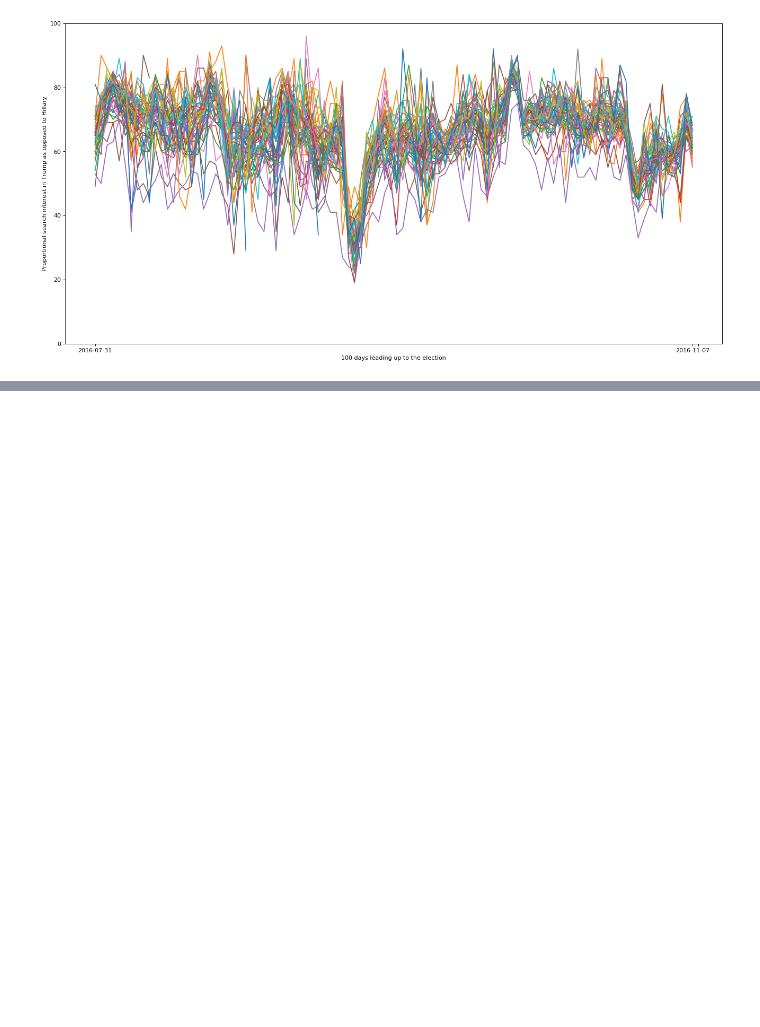
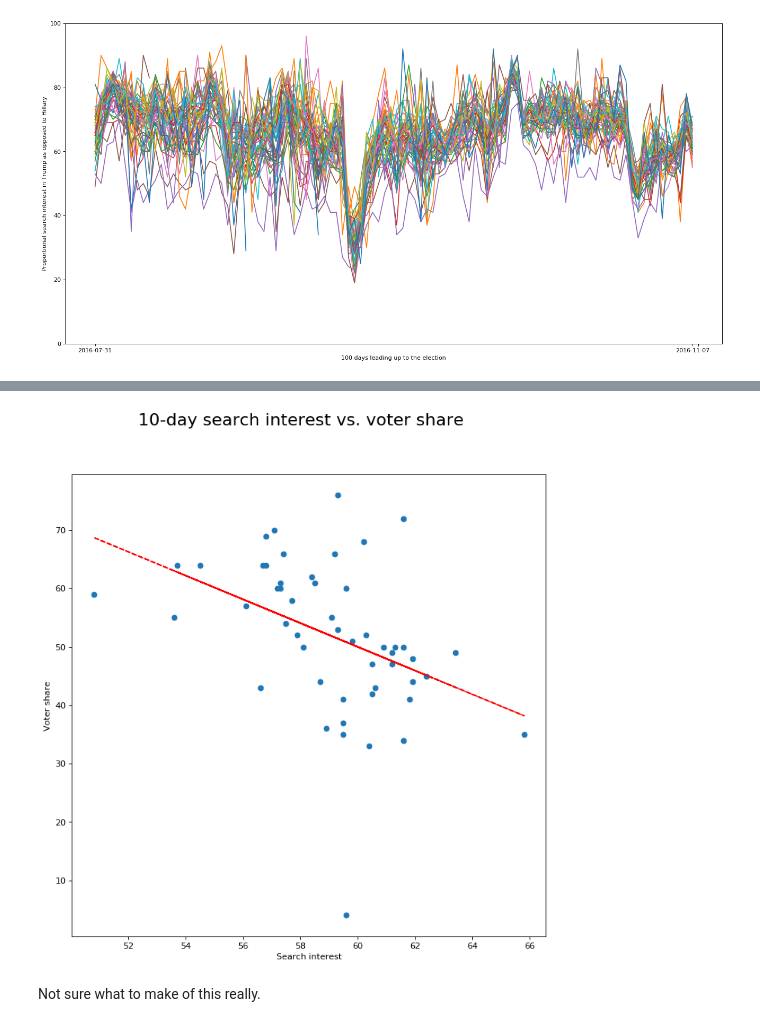
Before and after one commit to baobabKoodaa/elections, a Jupyter notebook: analysis.ipynb, the cells around one changed output, grey strips where cells are left out. Cells and saved outputs as stored; diff of their text form; code cells hidden in the pictures; blank space fills up the shorter version.

```diff
--- a/analysis.ipynb
+++ b/analysis.ipynb
@@ -146 +241,7 @@ plotStates()
+# %%
+plotRQ1(create_df_rq(10), 10)
+# %% [output]
+[figure, added]
+# %% [markdown]
+Not sure what to make of this really.
 # %%
```
Also changed, not shown: parts of 18 cells of this notebook.
